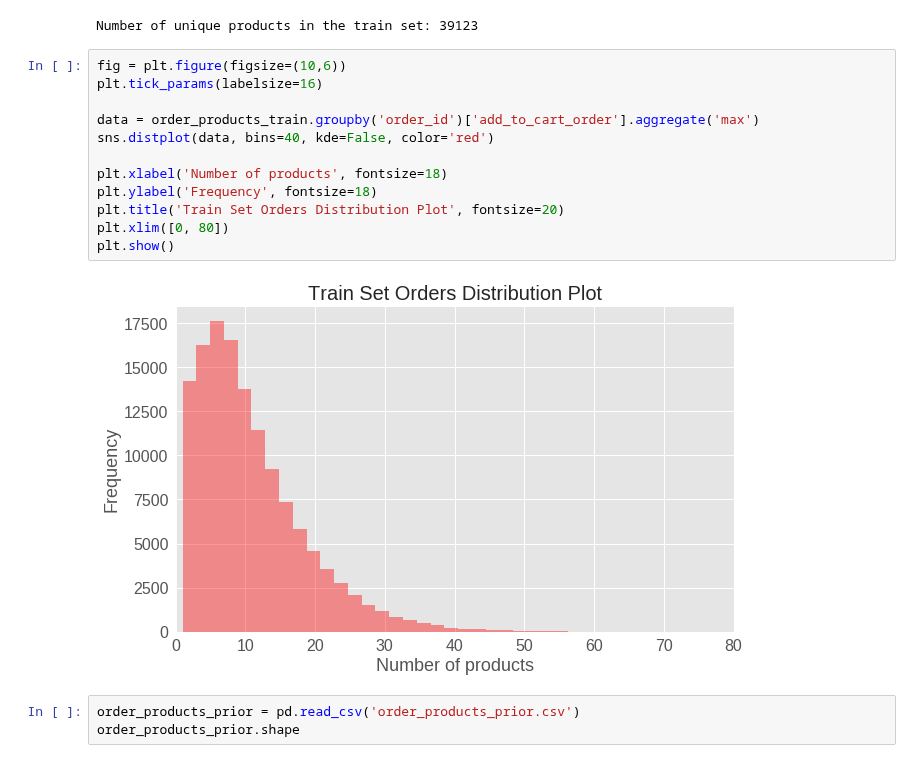
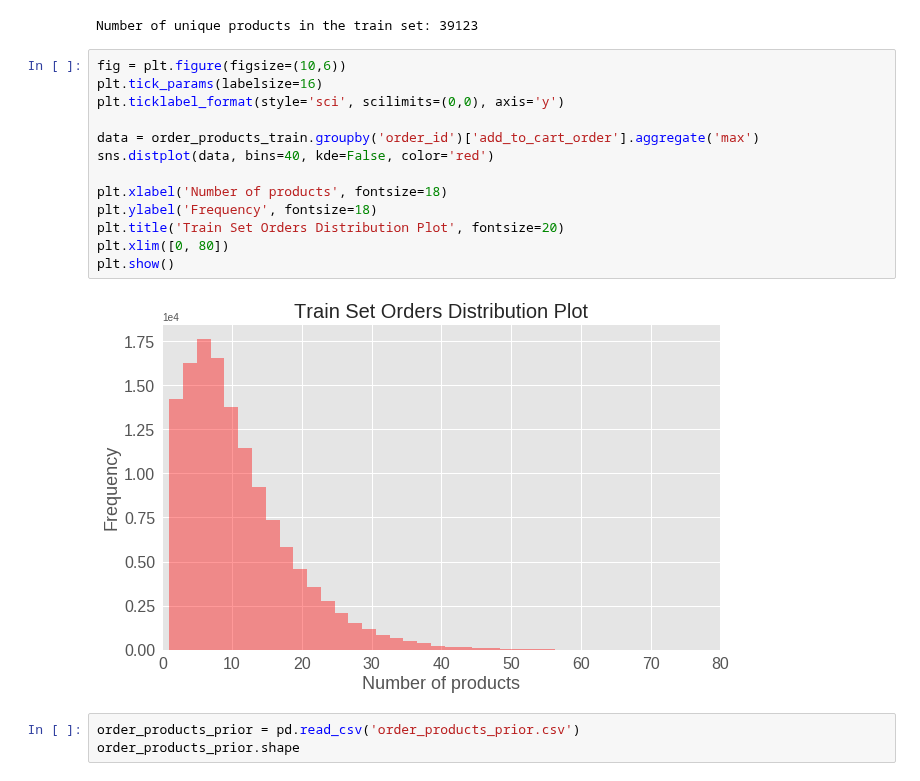
Before and after one commit to alekseisolovev/kaggle, a Jupyter notebook: instacart-market/instacart_market_basket_analysis_eda.ipynb, the cells around one changed output. Cells and saved outputs as stored; diff of their text form.

```diff
--- a/instacart-market/instacart_market_basket_analysis_eda.ipynb
+++ b/instacart-market/instacart_market_basket_analysis_eda.ipynb
@@ -97,17 +98,18 @@ Number of unique products in the train set: 39123
 # %%
 fig = plt.figure(figsize=(10,6))
 plt.tick_params(labelsize=16)
+plt.ticklabel_format(style='sci', scilimits=(0,0), axis='y')
 
 data = order_products_train.groupby('order_id')['add_to_cart_order'].aggregate('max')
 sns.distplot(data, bins=40, kde=False, color='red')
 
 plt.xlabel('Number of products', fontsize=18)
 plt.ylabel('Frequency', fontsize=18)
 plt.title('Train Set Orders Distribution Plot', fontsize=20)
 plt.xlim([0, 80])
 plt.show()
 # %% [output]
-[figure, old version]
+[figure, new version]
 # %%
 order_products_prior = pd.read_csv('order_products_prior.csv')
 order_products_prior.shape
```
Also changed, not shown: parts of 3 cells of this notebook.
